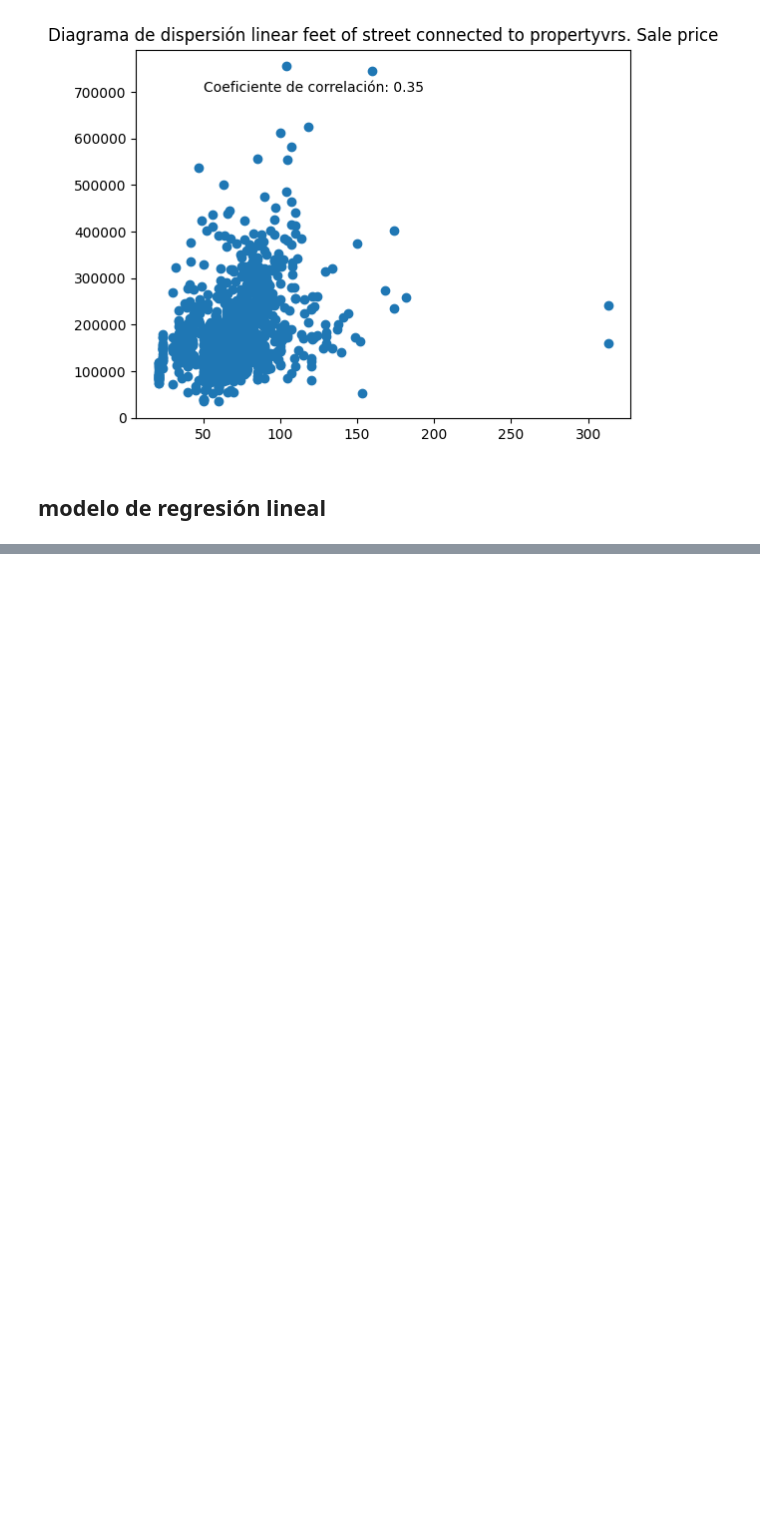
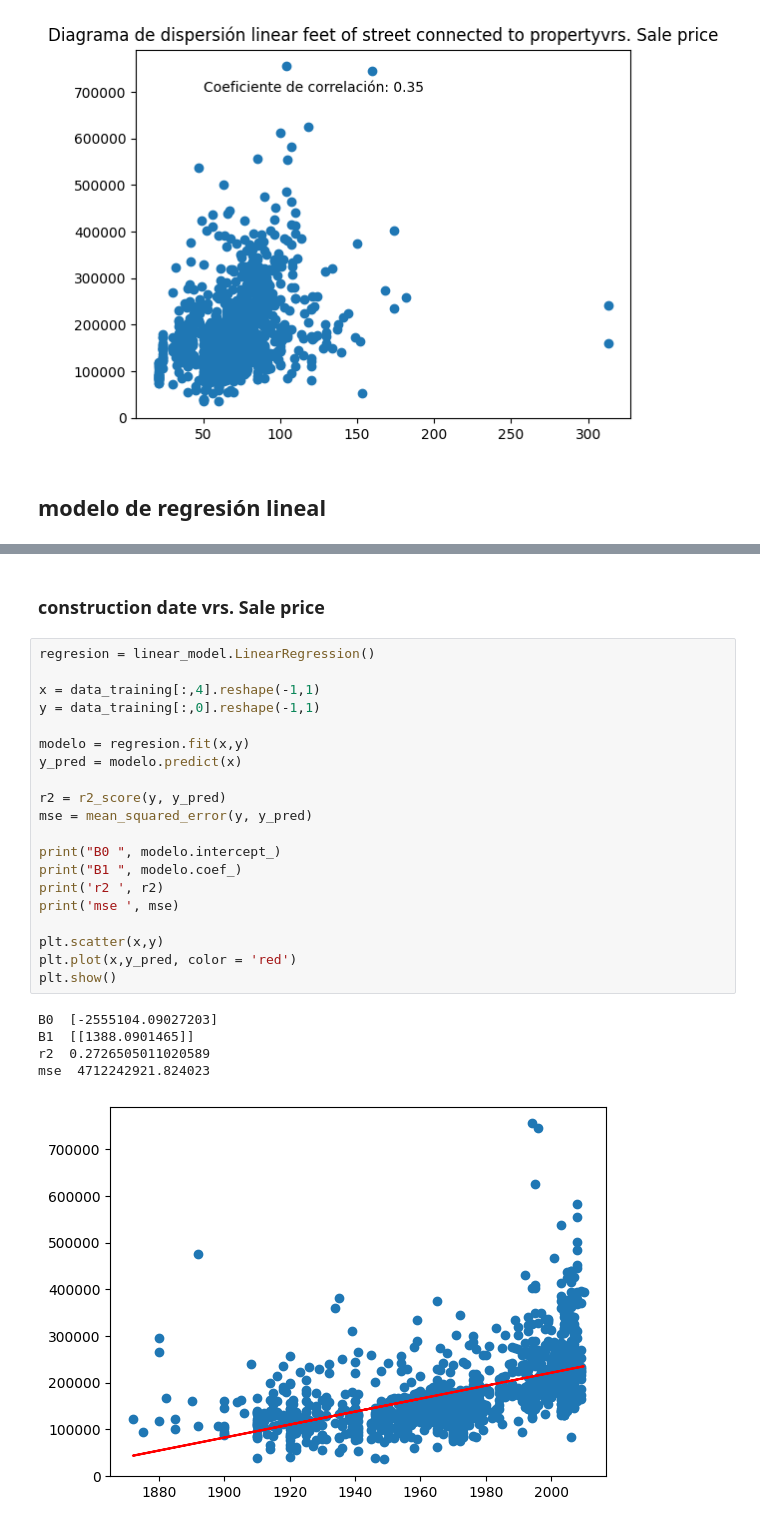
Before and after one commit to angchamo/proyecto, a Jupyter notebook: proyecto1.ipynb, the cells around one changed output, grey strips where cells are left out. Cells and saved outputs as stored; diff of their text form; blank space fills up the shorter version.

```diff
--- a/proyecto1.ipynb
+++ b/proyecto1.ipynb
@@ -516,0 +424,28 @@ Iteración: 90, Error: 0.0
+# %% [markdown]
+### construction date vrs. Sale price
+# %%
+regresion = linear_model.LinearRegression()
+
+x = data_training[:,4].reshape(-1,1)
+y = data_training[:,0].reshape(-1,1)
+
+modelo = regresion.fit(x,y)
+y_pred = modelo.predict(x)
+
+r2 = r2_score(y, y_pred)
+mse = mean_squared_error(y, y_pred)
+
+print("B0 ", modelo.intercept_)
+print("B1 ", modelo.coef_)
+print('r2 ', r2)
+print('mse ', mse)
+
+plt.scatter(x,y)
+plt.plot(x,y_pred, color = 'red')
+plt.show()
+# %% [output]
+B0  [-2555104.09027203]
+B1  [[1388.0901465]]
+r2  0.2726505011020589
+mse  4712242921.824023
+[figure, added]
```
Also changed, not shown: parts of 22 cells of this notebook.
